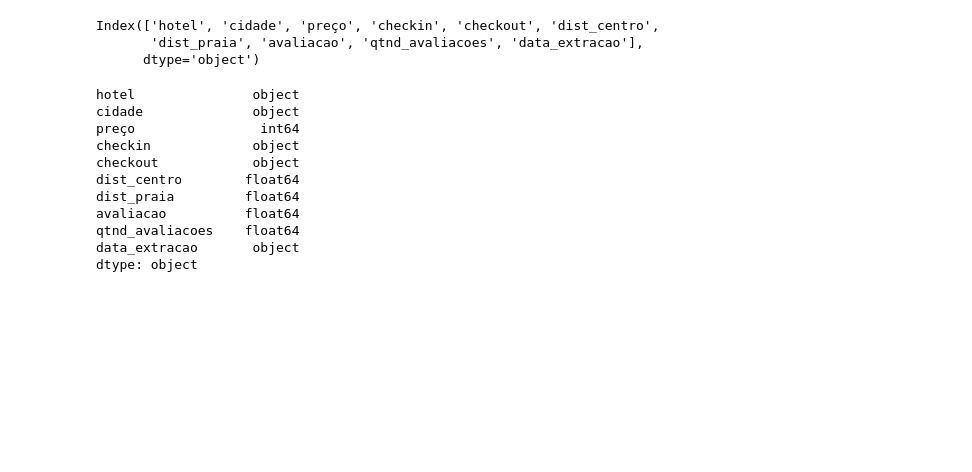
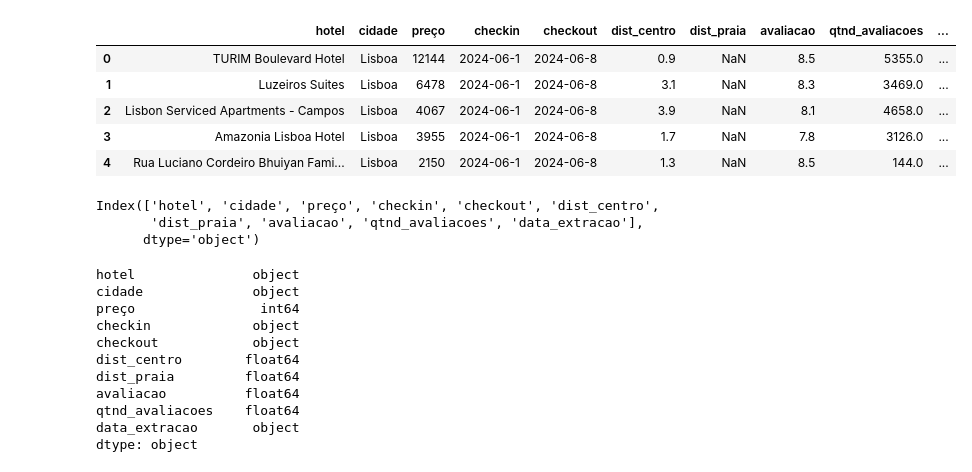
Before and after one commit to clarabarretto/data-science, a Jupyter notebook: pre-processing/pre-processing.ipynb, the cells around one changed output. Saved outputs shown, nothing was run; the diff lists cells and outputs as text; code cells hidden in the pictures; blank space fills up the shorter version.

```diff
--- a/pre-processing/pre-processing.ipynb
+++ b/pre-processing/pre-processing.ipynb
@@ -3,6 +3,17 @@ import pandas as pd
 import numpy as np
 # %%
 hosp = pd.read_csv('../selenium-extraction/resultado.csv', decimal=".")
+# %%
+hosp['preco_binned'] = pd.qcut(hosp['preço'], q=4, labels=['Baixo', 'Médio Baixo', 'Médio Alto', 'Alto'])
+# %%
+hosp.head()
+# %% [output]
+|  | hotel | cidade | preço | checkin | checkout | dist_centro | dist_praia | avaliacao | qtnd_avaliacoes | ... |
+| 0 | TURIM Boulevard Hotel | Lisboa | 12144 | 2024-06-1 | 2024-06-8 | 0.9 | NaN | 8.5 | 5355.0 | ... |
+| 1 | Luzeiros Suites | Lisboa | 6478 | 2024-06-1 | 2024-06-8 | 3.1 | NaN | 8.3 | 3469.0 | ... |
+| 2 | Lisbon Serviced Apartments - Campos | Lisboa | 4067 | 2024-06-1 | 2024-06-8 | 3.9 | NaN | 8.1 | 4658.0 | ... |
+| 3 | Amazonia Lisboa Hotel | Lisboa | 3955 | 2024-06-1 | 2024-06-8 | 1.7 | NaN | 7.8 | 3126.0 | ... |
+| 4 | Rua Luciano Cordeiro Bhuiyan Fami... | Lisboa | 2150 | 2024-06-1 | 2024-06-8 | 1.3 | NaN | 8.5 | 144.0 | ... |
 # %%
 hosp.columns
 # %% [output]
```
